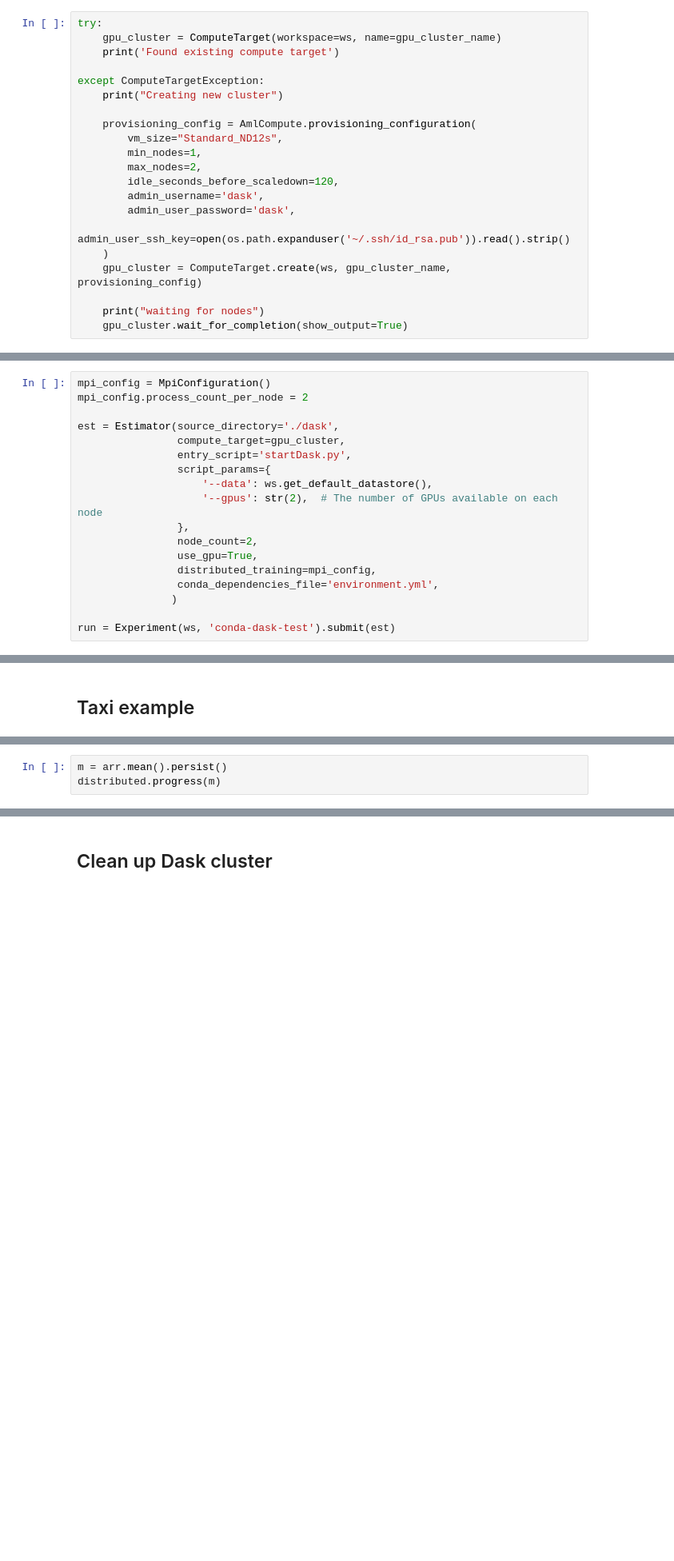
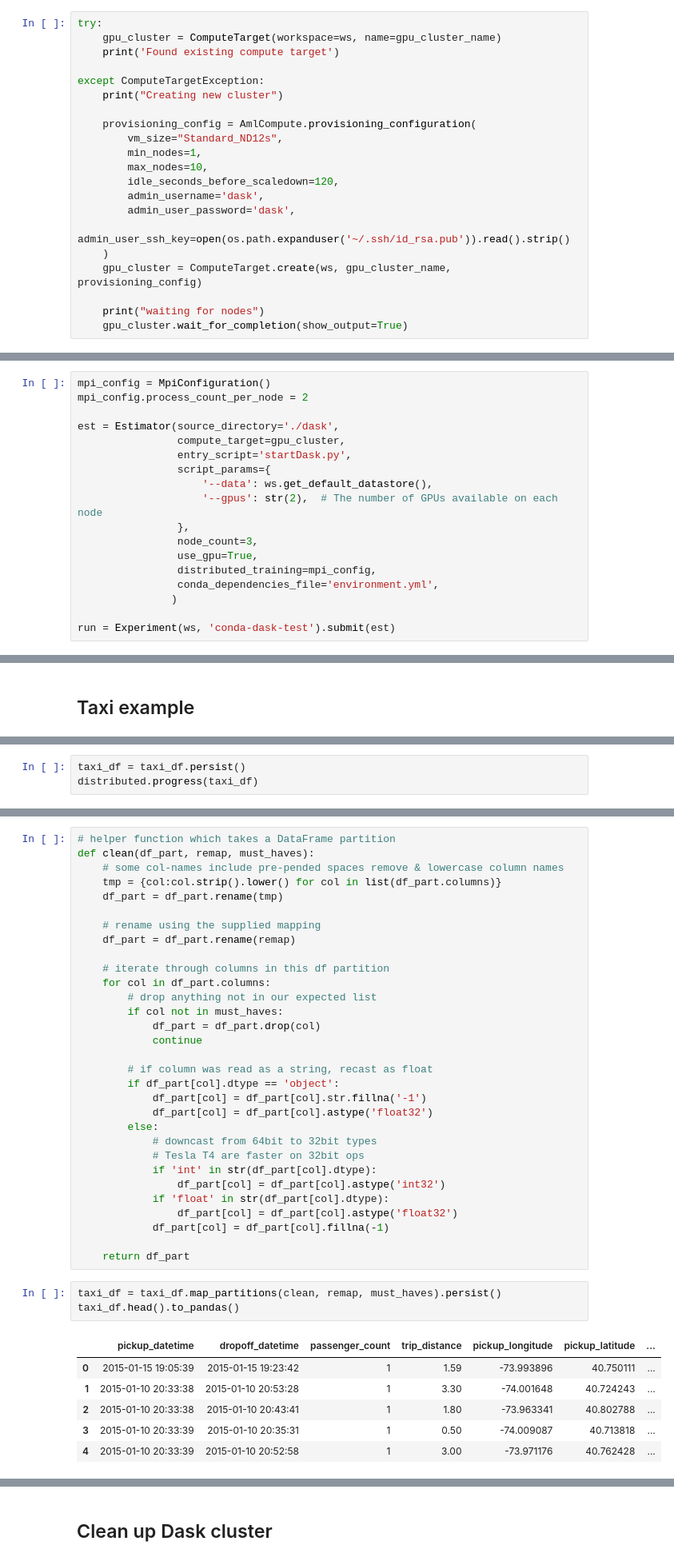
Before and after one commit to jacobtomlinson/notebooks-extended, a Jupyter notebook: conference_notebooks/KDD_2019/notebooks/taxi_azureml/demo.ipynb, the cells around one changed output, grey strips where cells are left out. Shown at 80% size. Cells and saved outputs as stored; diff of their text form; blank space fills up the shorter version.

```diff
--- a/conference_notebooks/KDD_2019/notebooks/taxi_azureml/demo.ipynb
+++ b/conference_notebooks/KDD_2019/notebooks/taxi_azureml/demo.ipynb
@@ -44,7 +45,7 @@ except ComputeTargetException:
     provisioning_config = AmlCompute.provisioning_configuration(
         vm_size="Standard_ND12s",
         min_nodes=1,
-        max_nodes=2,
+        max_nodes=10,
         idle_seconds_before_scaledown=120,
         admin_username='dask',
         admin_user_password='dask',
@@ -126,7 +131,7 @@ est = Estimator(source_directory='./dask',
                     '--data': ws.get_default_datastore(),
                     '--gpus': str(2),  # The number of GPUs available on each node
                 },
-                node_count=2,
+                node_count=3,
                 use_gpu=True,
                 distributed_training=mpi_config,
                 conda_dependencies_file='environment.yml',
@@ -247,5 +219,5 @@ distributed.progress(arr)
 # %%
-m = arr.mean().persist()
-distributed.progress(m)
+taxi_df = taxi_df.persist()
+distributed.progress(taxi_df)
 # %% [output]
 [interactive output not drawn]
@@ -255,0 +273,41 @@ float(m)
+# %%
+# helper function which takes a DataFrame partition
+def clean(df_part, remap, must_haves):
+    # some col-names include pre-pended spaces remove & lowercase column names
+    tmp = {col:col.strip().lower() for col in list(df_part.columns)}
+    df_part = df_part.rename(tmp)
+
+    # rename using the supplied mapping
+    df_part = df_part.rename(remap)
+
+    # iterate through columns in this df partition
+    for col in df_part.columns:
+        # drop anything not in our expected list
+        if col not in must_haves:
+            df_part = df_part.drop(col)
+            continue
+
+        # if column was read as a string, recast as float
+        if df_part[col].dtype == 'object':
+            df_part[col] = df_part[col].str.fillna('-1')
+            df_part[col] = df_part[col].astype('float32')
+        else:
+            # downcast from 64bit to 32bit types
+            # Tesla T4 are faster on 32bit ops
+            if 'int' in str(df_part[col].dtype):
+                df_part[col] = df_part[col].astype('int32')
+            if 'float' in str(df_part[col].dtype):
+                df_part[col] = df_part[col].astype('float32')
+            df_part[col] = df_part[col].fillna(-1)
+
+    return df_part
+# %%
+taxi_df = taxi_df.map_partitions(clean, remap, must_haves).persist()
+taxi_df.head().to_pandas()
+# %% [output]
+|  | pickup_datetime | dropoff_datetime | passenger_count | trip_distance | pickup_longitude | pickup_latitude | ... |
+| 0 | 2015-01-15 19:05:39 | 2015-01-15 19:23:42 | 1 | 1.59 | -73.993896 | 40.750111 | ... |
+| 1 | 2015-01-10 20:33:38 | 2015-01-10 20:53:28 | 1 | 3.30 | -74.001648 | 40.724243 | ... |
+| 2 | 2015-01-10 20:33:38 | 2015-01-10 20:43:41 | 1 | 1.80 | -73.963341 | 40.802788 | ... |
+| 3 | 2015-01-10 20:33:39 | 2015-01-10 20:35:31 | 1 | 0.50 | -74.009087 | 40.713818 | ... |
+| 4 | 2015-01-10 20:33:39 | 2015-01-10 20:52:58 | 1 | 3.00 | -73.971176 | 40.762428 | ... |
```
Also changed, not shown: parts of 35 cells of this notebook, 2 other files.
